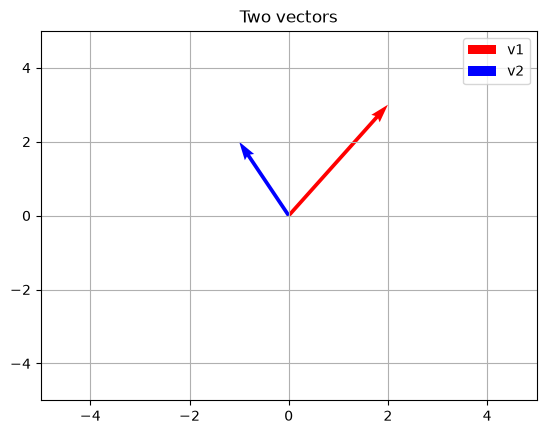
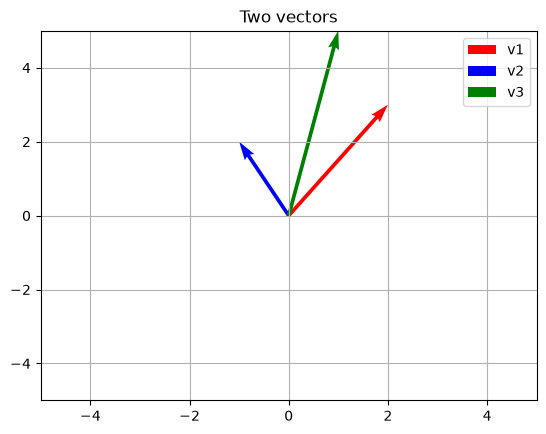
The notebook cell's code change between the first figure and the second:
--- before
+++ after
@@ -3,8 +3,11 @@
 v1=np.array([2, 3])
 v2=np.array([-1, 2])
+v3=v1 + v2
 plt.quiver(0, 0, v1[0], v1[1], angles='xy', scale_units='xy', scale=1, color='r', label='v1')
 plt.quiver(0, 0, v2[0], v2[1], angles='xy', scale_units='xy', scale=1, color='b', label='v2')
+plt.quiver(0, 0, v3[0], v3[1], angles='xy', scale_units='xy', scale=1, color='g', label='v3')
 plt.xlim(-5, 5); plt.ylim(-5, 5)
 plt.grid(); plt.legend()
 plt.title("Two vectors")
 plt.show()
+

Commit: Add vector addition (v3) plot